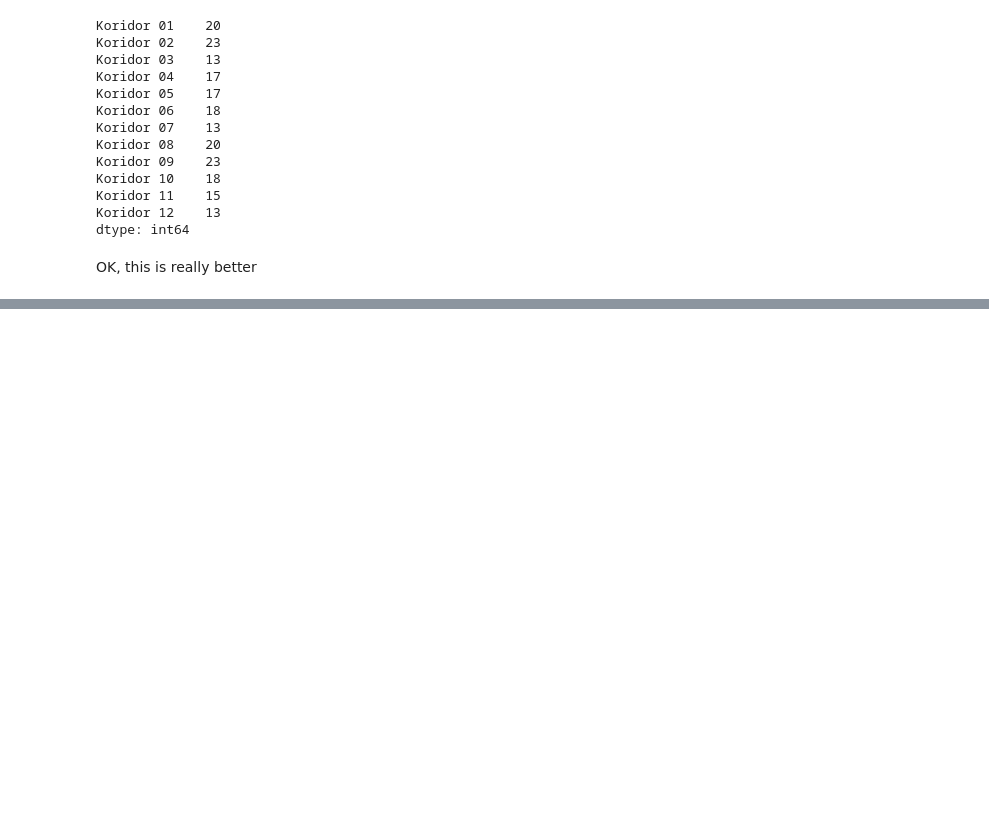
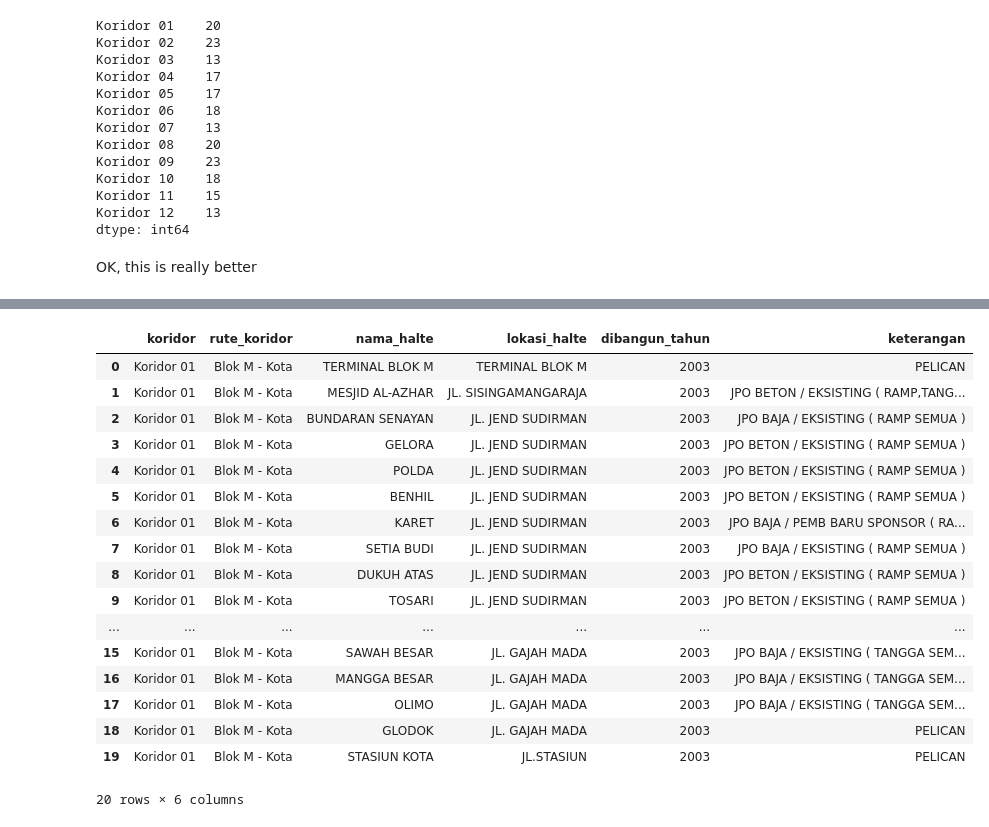
Before and after one commit to za/hackjak2015, a Jupyter notebook: transjakarta/transjakarta.ipynb, the cells around one changed output, grey strips where cells are left out. Saved outputs shown, nothing was run; the diff lists cells and outputs as text; code cells hidden in the pictures; blank space fills up the shorter version.

```diff
--- a/transjakarta/transjakarta.ipynb
+++ b/transjakarta/transjakarta.ipynb
@@ -132,0 +137,2 @@ OK, this is really better
+# %%
+tjmod = pd.read_csv('/home/za/dev/github/hackjak2015/transjakarta/data/processed-data-lokasi-busway-jakarta-beserta-keterangan-per-februari-2013-modified.csv')
@@ -132,0 +184,21 @@ OK, this is really better
+# %%
+tjmod[tjmod['koridor'] == 'Koridor 01']
+# %% [output]
+|  | koridor | rute_koridor | nama_halte | lokasi_halte | dibangun_tahun | keterangan |
+| 0 | Koridor 01 | Blok M - Kota | TERMINAL BLOK M | TERMINAL BLOK M | 2003 | PELICAN |
+| 1 | Koridor 01 | Blok M - Kota | MESJID AL-AZHAR | JL. SISINGAMANGARAJA | 2003 | JPO BETON / EKSISTING ( RAMP,TANG... |
+| 2 | Koridor 01 | Blok M - Kota | BUNDARAN SENAYAN | JL. JEND SUDIRMAN | 2003 | JPO BAJA / EKSISTING ( RAMP SEMUA ) |
+| 3 | Koridor 01 | Blok M - Kota | GELORA | JL. JEND SUDIRMAN | 2003 | JPO BETON / EKSISTING ( RAMP SEMUA ) |
+| 4 | Koridor 01 | Blok M - Kota | POLDA | JL. JEND SUDIRMAN | 2003 | JPO BETON / EKSISTING ( RAMP SEMUA ) |
+| 5 | Koridor 01 | Blok M - Kota | BENHIL | JL. JEND SUDIRMAN | 2003 | JPO BETON / EKSISTING ( RAMP SEMUA ) |
+| 6 | Koridor 01 | Blok M - Kota | KARET | JL. JEND SUDIRMAN | 2003 | JPO BAJA / PEMB BARU SPONSOR ( RA... |
+| 7 | Koridor 01 | Blok M - Kota | SETIA BUDI | JL. JEND SUDIRMAN | 2003 | JPO BAJA / EKSISTING ( RAMP SEMUA ) |
+| 8 | Koridor 01 | Blok M - Kota | DUKUH ATAS | JL. JEND SUDIRMAN | 2003 | JPO BETON / EKSISTING ( RAMP SEMUA ) |
+| 9 | Koridor 01 | Blok M - Kota | TOSARI | JL. JEND SUDIRMAN | 2003 | JPO BETON / EKSISTING ( RAMP SEMUA ) |
+| ... | ... | ... | ... | ... | ... | ... |
+| 15 | Koridor 01 | Blok M - Kota | SAWAH BESAR | JL. GAJAH MADA | 2003 | JPO BAJA / EKSISTING ( TANGGA SEM... |
+| 16 | Koridor 01 | Blok M - Kota | MANGGA BESAR | JL. GAJAH MADA | 2003 | JPO BAJA / EKSISTING ( TANGGA SEM... |
+| 17 | Koridor 01 | Blok M - Kota | OLIMO | JL. GAJAH MADA | 2003 | JPO BAJA / EKSISTING ( TANGGA SEM... |
+| 18 | Koridor 01 | Blok M - Kota | GLODOK | JL. GAJAH MADA | 2003 | PELICAN |
+| 19 | Koridor 01 | Blok M - Kota | STASIUN KOTA | JL.STASIUN | 2003 | PELICAN |
+20 rows × 6 columns
```
Also changed, not shown: parts of 20 cells of this notebook.
